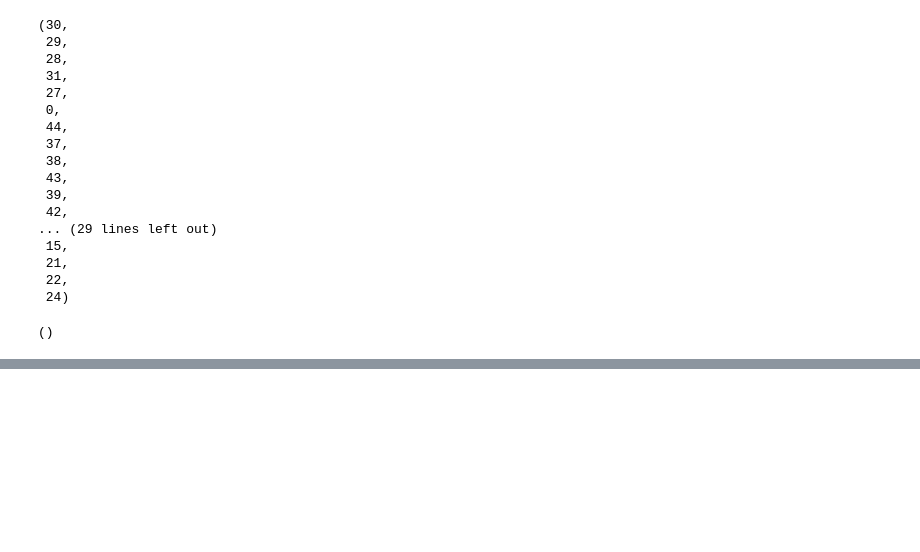
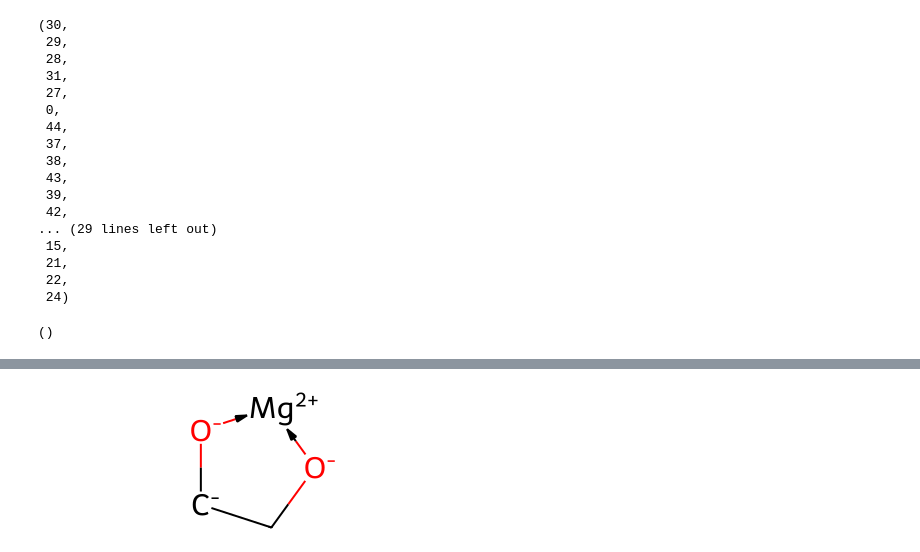
Before and after one commit to stefanpate/enz-rxn-data, a Jupyter notebook: explore_mechanism.ipynb, the cells around one changed output, grey strips where cells are left out. Cells and saved outputs as stored; diff of their text form; code cells hidden in the pictures; blank space fills up the shorter version.

```diff
--- a/explore_mechanism.ipynb
+++ b/explore_mechanism.ipynb
@@ -238,0 +278,9 @@ rmol
+# %%
+rule = '[#8-:26]1->[Mg+2:1]<-[#8-:21]-[#6H2:23]-[#6:25]-1>>[#8-:26]1->[Mg+2:1]<-[#8-:21]-[#6-:23]-[#6:25]-1'
+rct_sma = '[#8-:26]1->[Mg+2:1]<-[#8-:21]-[#6H2:23]-[#6:25]-1'
+rct = Chem.MolFromSmarts(rct_sma)
+Chem.SanitizeMol(rct)
+rxn = AllChem.ReactionFromSmarts(rule, useSmiles=False)
+rxn.RunReactants([rct])[0][0]
+# %% [output]
+[figure, added]
```
Also changed, not shown: parts of 12 cells of this notebook.
